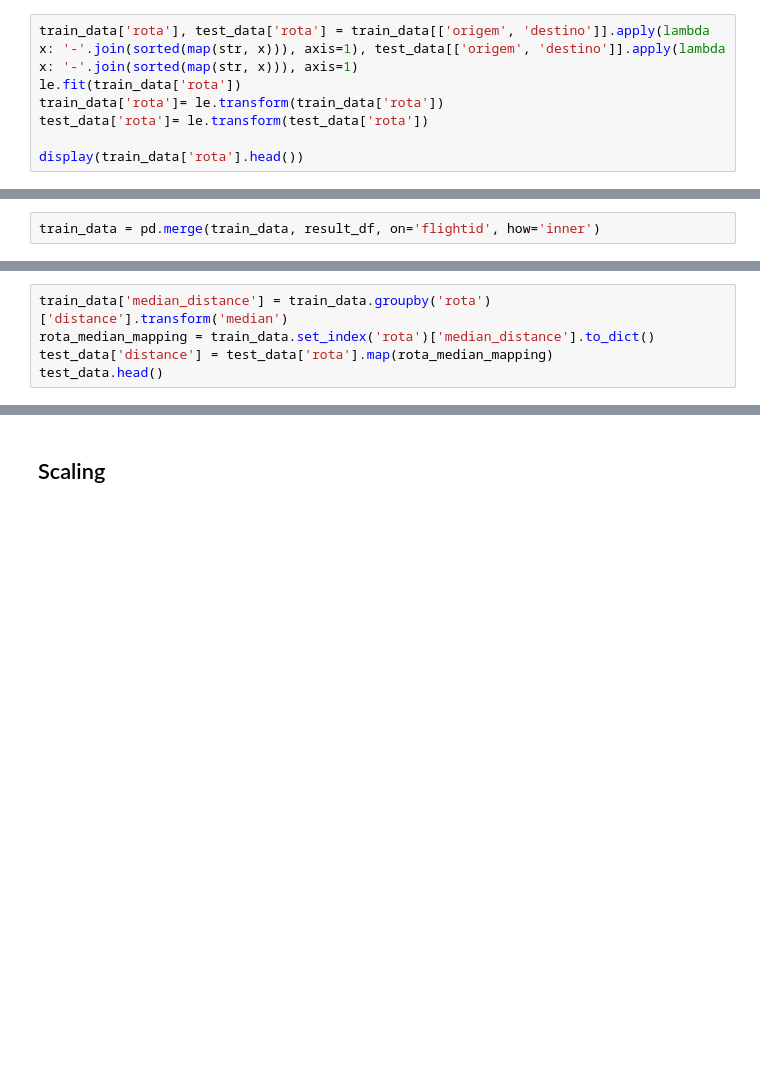
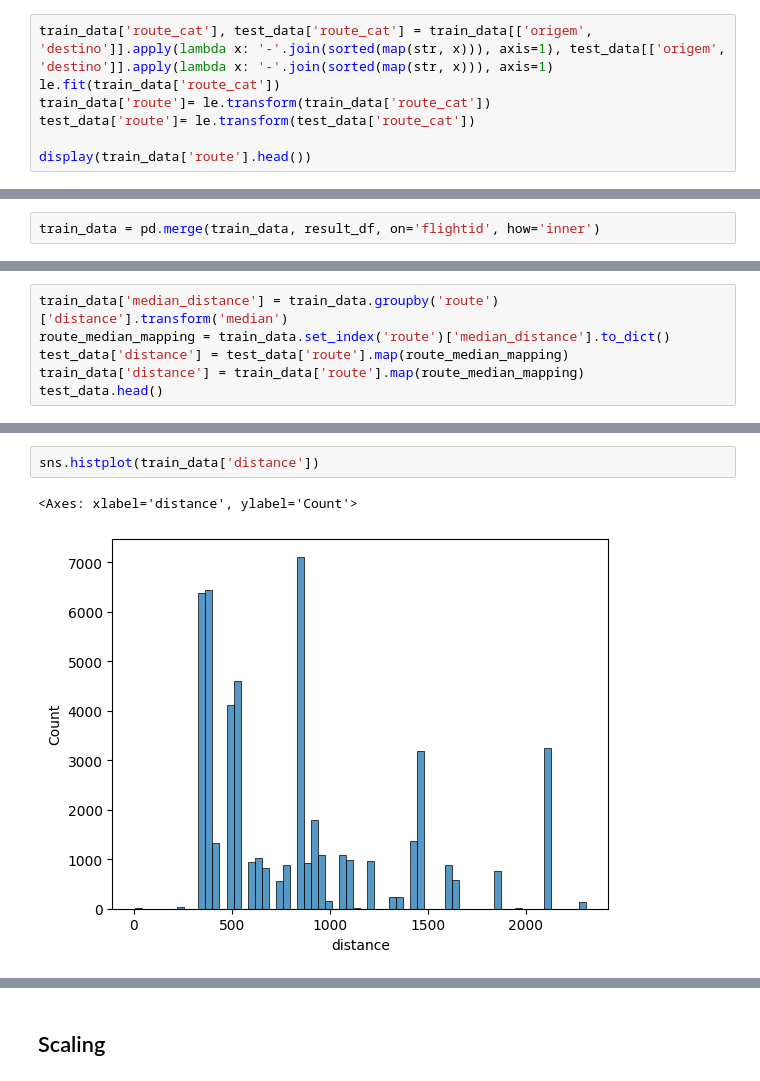
Before and after one commit to InAI-Delta/ita-datascience-2023, a Jupyter notebook: initial_analysis.ipynb, the cells around one changed output, grey strips where cells are left out. Saved outputs shown, nothing was run; the diff lists cells and outputs as text; blank space fills up the shorter version.

Commit message:
score: 22,981 (adjusting train data distance to median)

```diff
--- a/initial_analysis.ipynb
+++ b/initial_analysis.ipynb
@@ -606,12 +603,12 @@ train_data[cat_columns].head()
 # %% [markdown]
 ## Feature Engineering
 # %%
-train_data['rota'], test_data['rota'] = train_data[['origem', 'destino']].apply(lambda x: '-'.join(sorted(map(str, x))), axis=1), test_data[['origem', 'destino']].apply(lambda x: '-'.join(sorted(map(str, x))), axis=1)
-le.fit(train_data['rota'])
-train_data['rota']= le.transform(train_data['rota'])
-test_data['rota']= le.transform(test_data['rota'])
+train_data['route_cat'], test_data['route_cat'] = train_data[['origem', 'destino']].apply(lambda x: '-'.join(sorted(map(str, x))), axis=1), test_data[['origem', 'destino']].apply(lambda x: '-'.join(sorted(map(str, x))), axis=1)
+le.fit(train_data['route_cat'])
+train_data['route']= le.transform(train_data['route_cat'])
+test_data['route']= le.transform(test_data['route_cat'])
 
-display(train_data['rota'].head())
+display(train_data['route'].head())
 # %% [output]
 0    60
 1    56
@@ -925,7 +920,8 @@ sns.histplot(train_data['distance'])
 # %%
-train_data['median_distance'] = train_data.groupby('rota')['distance'].transform('median')
-rota_median_mapping = train_data.set_index('rota')['median_distance'].to_dict()
-test_data['distance'] = test_data['rota'].map(rota_median_mapping)
+train_data['median_distance'] = train_data.groupby('route')['distance'].transform('median')
+route_median_mapping = train_data.set_index('route')['median_distance'].to_dict()
+test_data['distance'] = test_data['route'].map(route_median_mapping)
+train_data['distance'] = train_data['route'].map(route_median_mapping)
 test_data.head()
 # %% [output]
 |  | flightid | origem | destino | dt_dep | esperas | aero_esperas | troca | aero_tcp | aero_tcr | ... |
@@ -937,0 +942,5 @@ test_data.head()
+# %%
+sns.histplot(train_data['distance'])
+# %% [output]
+<Axes: xlabel='distance', ylabel='Count'>
+[figure, added]
```
Also changed, not shown: parts of 33 cells of this notebook.
